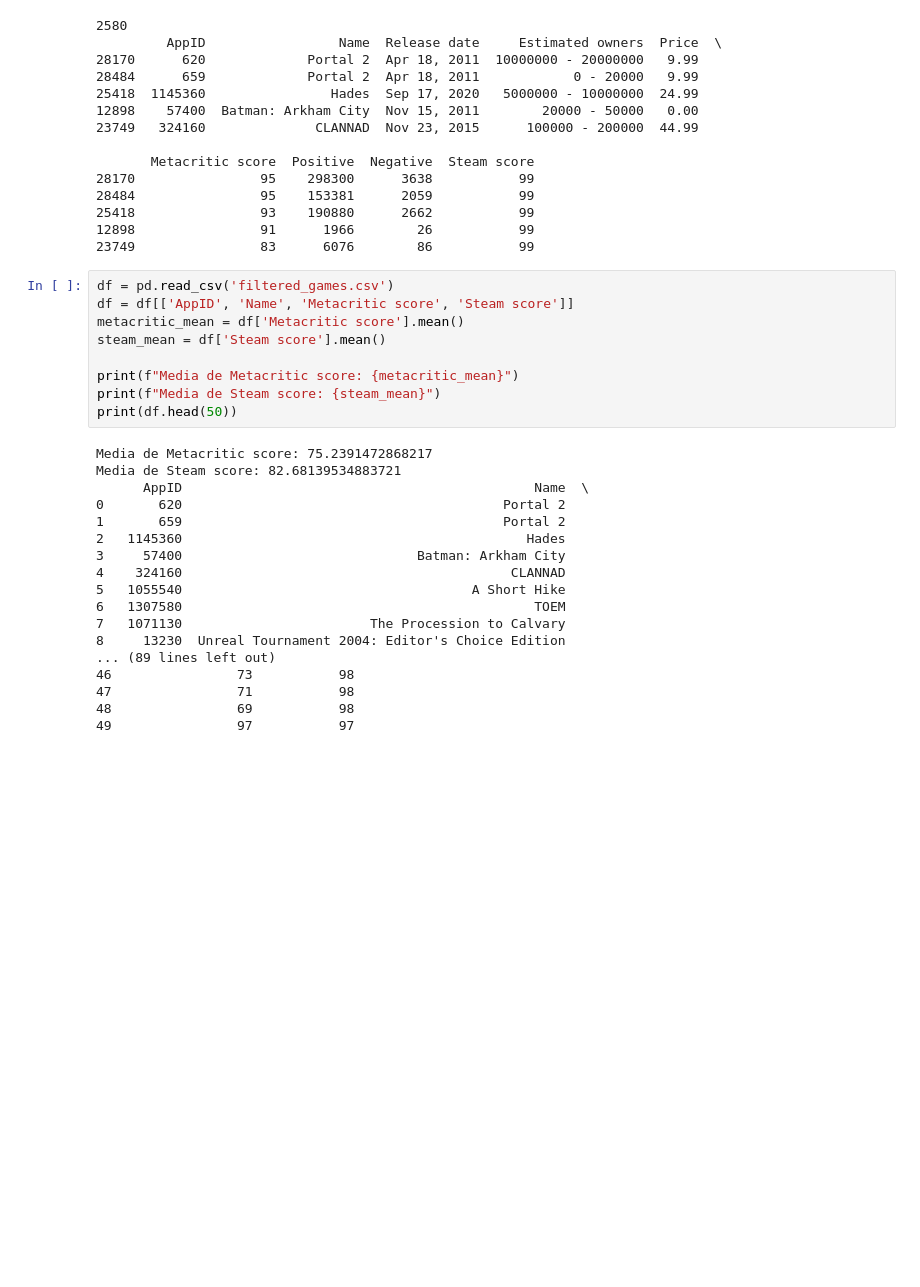
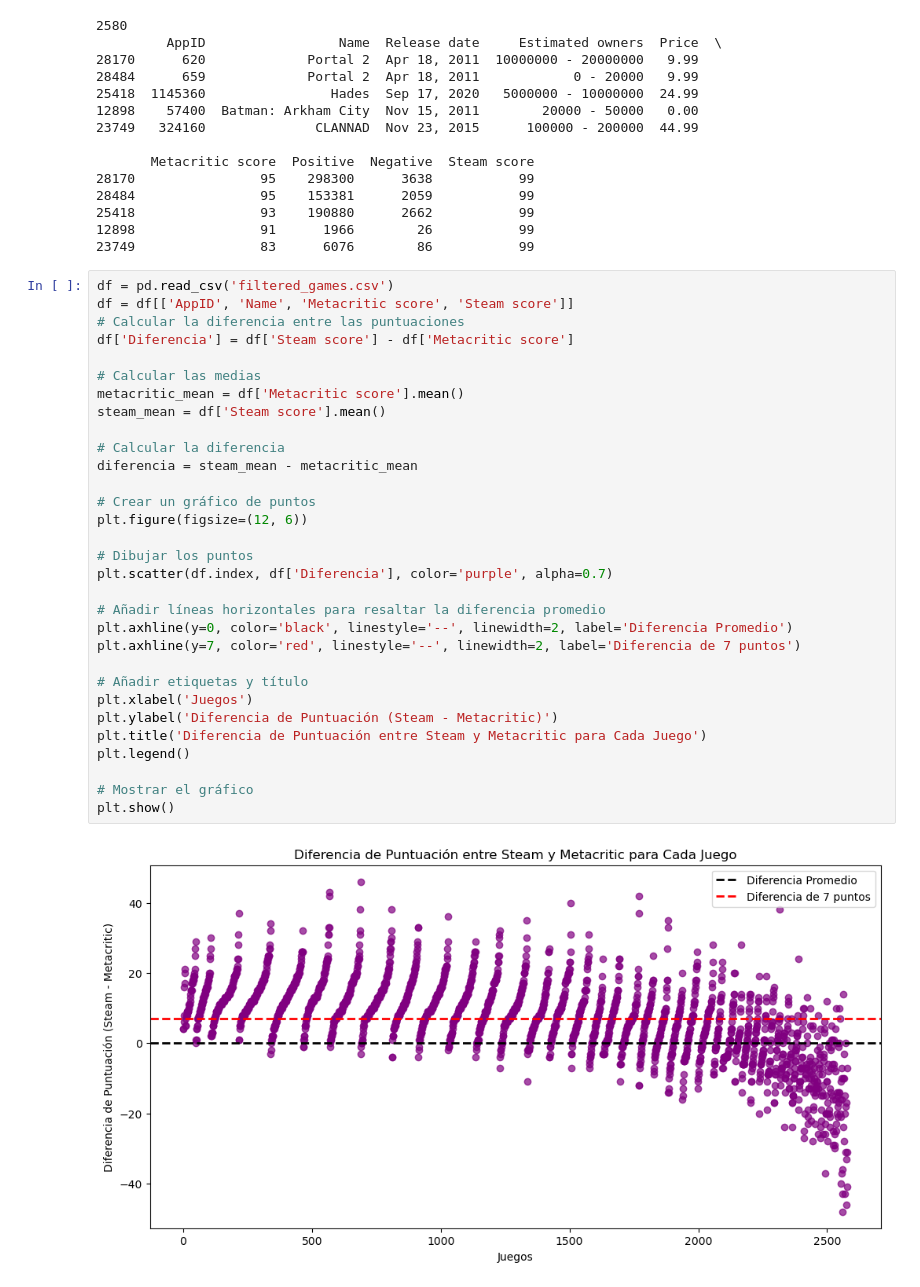
Before and after one commit to VicenteA18UCN/IDS_PROJECT, a Jupyter notebook: proyecto.ipynb, the cells around one changed output. Drawn from its saved outputs; the diff is of its cells as text; blank space fills up the shorter version.

```diff
--- a/proyecto.ipynb
+++ b/proyecto.ipynb
@@ -36,30 +37,36 @@ df.to_csv('filtered_games.csv', index=False)
 25418                93    190880      2662           99
 12898                91      1966        26           99
 23749                83      6076        86           99
-# %%
-df = pd.read_csv('filtered_games.csv')
-df = df[['AppID', 'Name', 'Metacritic score', 'Steam score']]
-metacritic_mean = df['Metacritic score'].mean()
-steam_mean = df['Steam score'].mean()
-
-print(f"Media de Metacritic score: {metacritic_mean}")
-print(f"Media de Steam score: {steam_mean}")
-print(df.head(50))
-# %% [output]
-Media de Metacritic score: 75.2391472868217
-Media de Steam score: 82.68139534883721
-      AppID                                             Name  \
-0       620                                         Portal 2
-1       659                                         Portal 2
-2   1145360                                            Hades
-3     57400                              Batman: Arkham City
-4    324160                                          CLANNAD
-5   1055540                                     A Short Hike
-6   1307580                                             TOEM
-7   1071130                        The Procession to Calvary
-8     13230  Unreal Tournament 2004: Editor's Choice Edition
-... (89 lines left out)
-46                73           98
-47                71           98
-48                69           98
-49                97           97
+# %%
+df = pd.read_csv('filtered_games.csv')
+df = df[['AppID', 'Name', 'Metacritic score', 'Steam score']]
+# Calcular la diferencia entre las puntuaciones
+df['Diferencia'] = df['Steam score'] - df['Metacritic score']
+
+# Calcular las medias
+metacritic_mean = df['Metacritic score'].mean()
+steam_mean = df['Steam score'].mean()
+
+# Calcular la diferencia
+diferencia = steam_mean - metacritic_mean
+
+# Crear un gráfico de puntos
+plt.figure(figsize=(12, 6))
+
+# Dibujar los puntos
+plt.scatter(df.index, df['Diferencia'], color='purple', alpha=0.7)
+
+# Añadir líneas horizontales para resaltar la diferencia promedio
+plt.axhline(y=0, color='black', linestyle='--', linewidth=2, label='Diferencia Promedio')
+plt.axhline(y=7, color='red', linestyle='--', linewidth=2, label='Diferencia de 7 puntos')
+
+# Añadir etiquetas y título
+plt.xlabel('Juegos')
+plt.ylabel('Diferencia de Puntuación (Steam - Metacritic)')
+plt.title('Diferencia de Puntuación entre Steam y Metacritic para Cada Juego')
+plt.legend()
+
+# Mostrar el gráfico
+plt.show()
+# %% [output]
+[figure, added]
```
Also changed, not shown: parts of 2 cells of this notebook.
